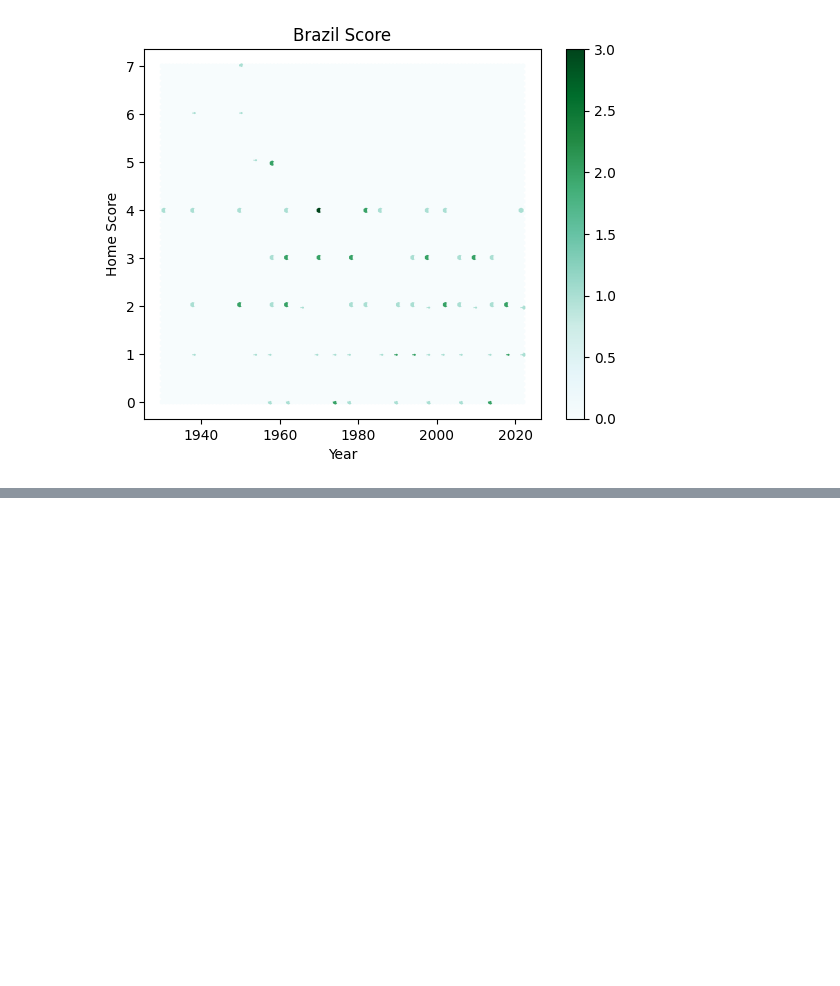
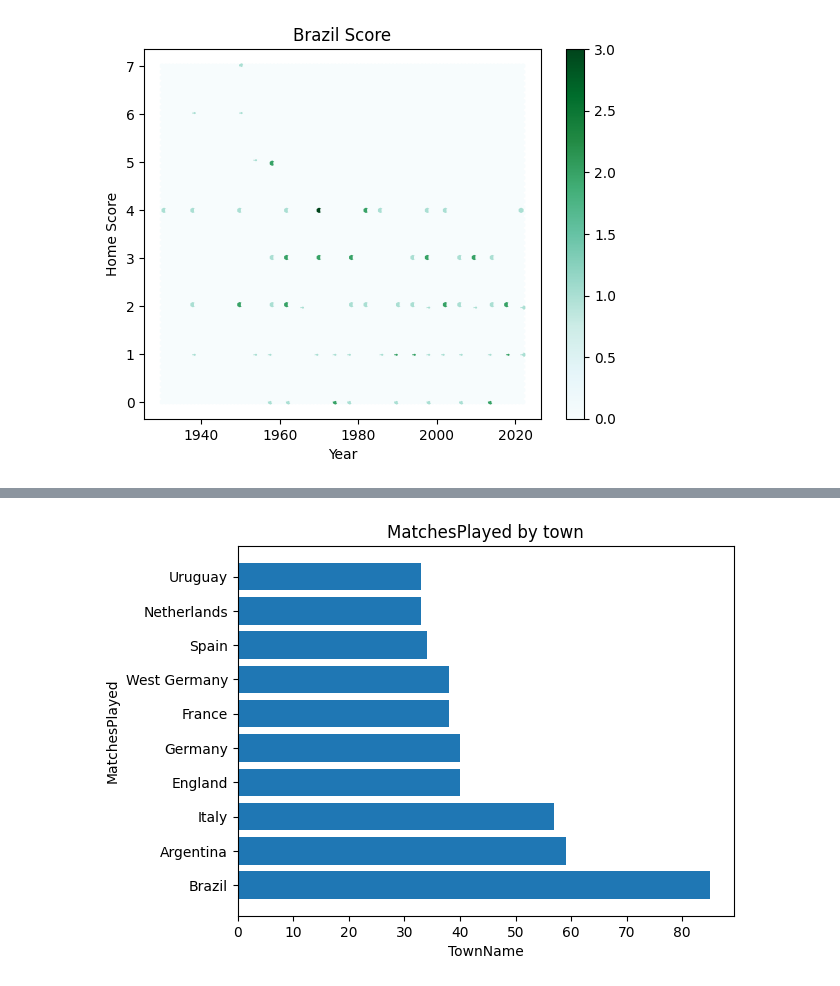
Before and after one commit to tejaswininridegree/Python-basics-, a Jupyter notebook: Data_Visualization_Using_Pandas.ipynb, the cells around one changed output, grey strips where cells are left out. Saved outputs shown, nothing was run; the diff lists cells and outputs as text; code cells hidden in the pictures; blank space fills up the shorter version.

```diff
--- a/Data_Visualization_Using_Pandas.ipynb
+++ b/Data_Visualization_Using_Pandas.ipynb
@@ -202,0 +294,8 @@ plt.show()
+# %%
+plt.barh(townName, matchesPlayed)
+plt.xlabel('TownName')
+plt.ylabel('MatchesPlayed')
+plt.title('MatchesPlayed by town')
+plt.show()
+# %% [output]
+[figure, added]
```
Also changed, not shown: parts of 77 cells of this notebook.
